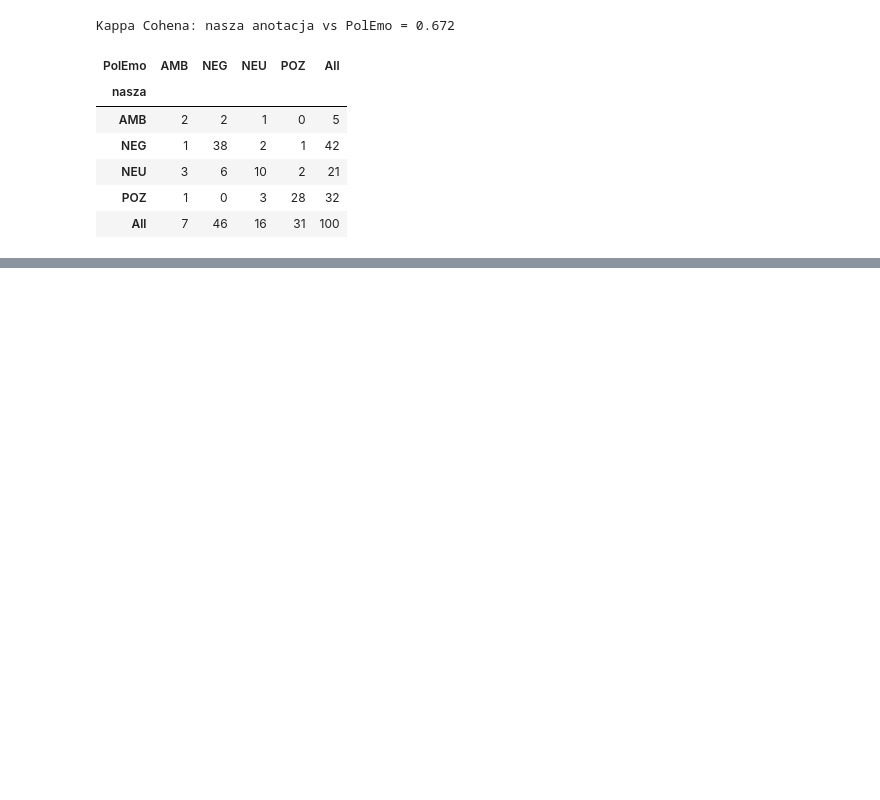
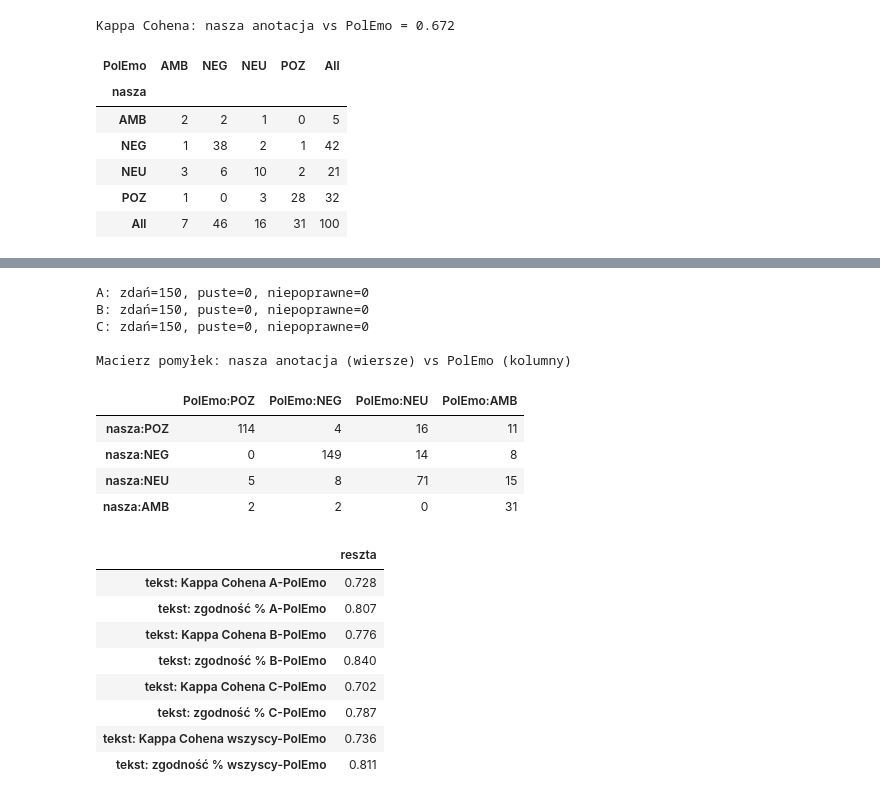
Before and after one commit to psmits14/NLP, a Jupyter notebook: lab1/lab1_anotacja.ipynb, the cells around one changed output, grey strips where cells are left out. Drawn from its saved outputs; the diff is of its cells as text; code cells hidden in the pictures; blank space fills up the shorter version.

```diff
--- a/lab1/lab1_anotacja.ipynb
+++ b/lab1/lab1_anotacja.ipynb
@@ -717,0 +724,50 @@ Kappa Cohena: nasza anotacja vs PolEmo = 0.672
+# %%
+def agreement_reszta():
+    key = pd.read_csv(OUT / "klucz_reszta.csv").set_index("id")["gold"]
+    res, frames_r = {}, []
+    for k in ANNOTATORS + ["C"]:
+        f = OUT / f"reszta_anotator_{k}_gotowe.xlsx"
+        if not f.exists():
+            print(f"Brak {f.name}")
+            continue
+        d = load_ann(f)
+        s = d["sentyment"]
+        print(f"{k}: zdań={len(d)}, puste={s.eq('').sum()}, niepoprawne={(~s.isin(SENT_LABELS + [''])).sum()}")
+        ok = s.isin(SENT_LABELS)
+        g = key.reindex(d.index)
+        res[f"tekst: Kappa Cohena {k}-PolEmo"] = cohen_kappa_score(s[ok], g[ok])
+        res[f"tekst: zgodność % {k}-PolEmo"] = (s[ok] == g[ok]).mean()
+        frames_r.append(pd.DataFrame({"anot": s[ok], "gold": g[ok]}))
+
+    allr = pd.concat(frames_r)
+    res["tekst: Kappa Cohena wszyscy-PolEmo"] = cohen_kappa_score(allr["anot"], allr["gold"])
+    res["tekst: zgodność % wszyscy-PolEmo"] = (allr["anot"] == allr["gold"]).mean()
+    print("\nMacierz pomyłek: nasza anotacja (wiersze) vs PolEmo (kolumny)")
+    display(pd.DataFrame(confusion_matrix(allr["anot"], allr["gold"], labels=SENT_LABELS),
+                         index=[f"nasza:{l}" for l in SENT_LABELS],
+                         columns=[f"PolEmo:{l}" for l in SENT_LABELS]))
+    out = pd.Series(res, name="reszta").round(3)
+    display(out.to_frame())
+    return out
+
+wyniki_reszta = agreement_reszta()
+# %% [output]
+A: zdań=150, puste=0, niepoprawne=0
+B: zdań=150, puste=0, niepoprawne=0
+C: zdań=150, puste=0, niepoprawne=0
+
+Macierz pomyłek: nasza anotacja (wiersze) vs PolEmo (kolumny)
+|  | PolEmo:POZ | PolEmo:NEG | PolEmo:NEU | PolEmo:AMB |
+| nasza:POZ | 114 | 4 | 16 | 11 |
+| nasza:NEG | 0 | 149 | 14 | 8 |
+| nasza:NEU | 5 | 8 | 71 | 15 |
+| nasza:AMB | 2 | 2 | 0 | 31 |
+|  | reszta |
+| tekst: Kappa Cohena A-PolEmo | 0.728 |
+| tekst: zgodność % A-PolEmo | 0.807 |
+| tekst: Kappa Cohena B-PolEmo | 0.776 |
+| tekst: zgodność % B-PolEmo | 0.840 |
+| tekst: Kappa Cohena C-PolEmo | 0.702 |
+| tekst: zgodność % C-PolEmo | 0.787 |
+| tekst: Kappa Cohena wszyscy-PolEmo | 0.736 |
+| tekst: zgodność % wszyscy-PolEmo | 0.811 |
```
Also changed, not shown: parts of 5 cells of this notebook, 2 other files.
